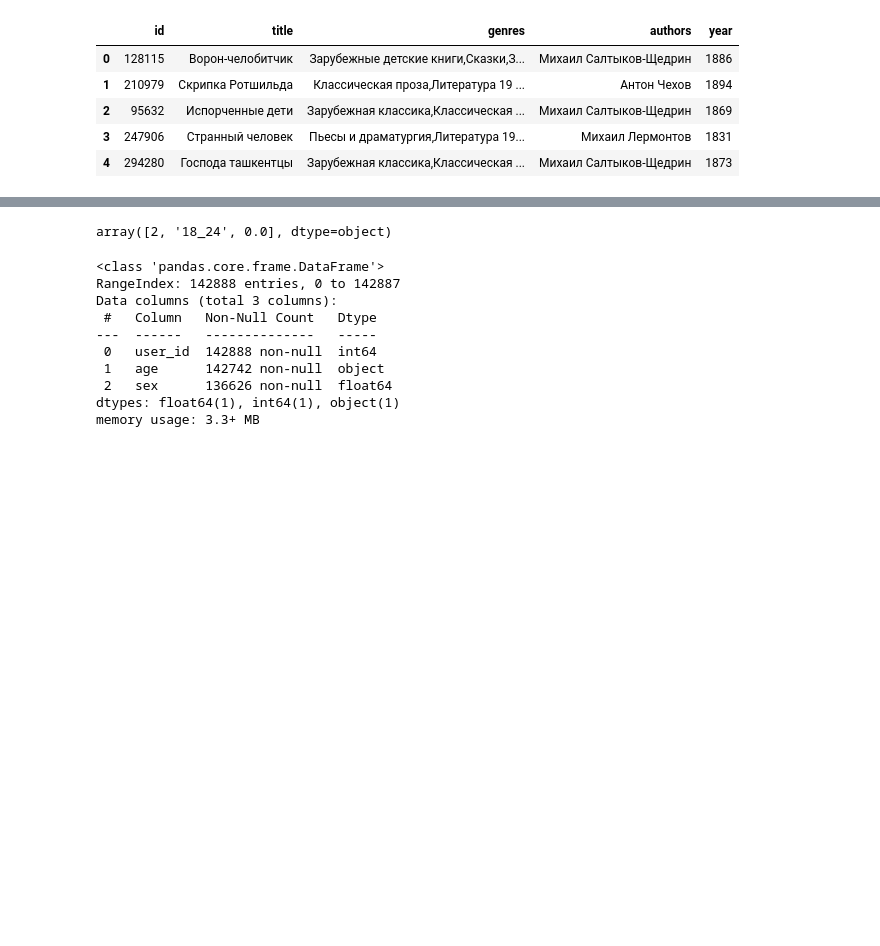
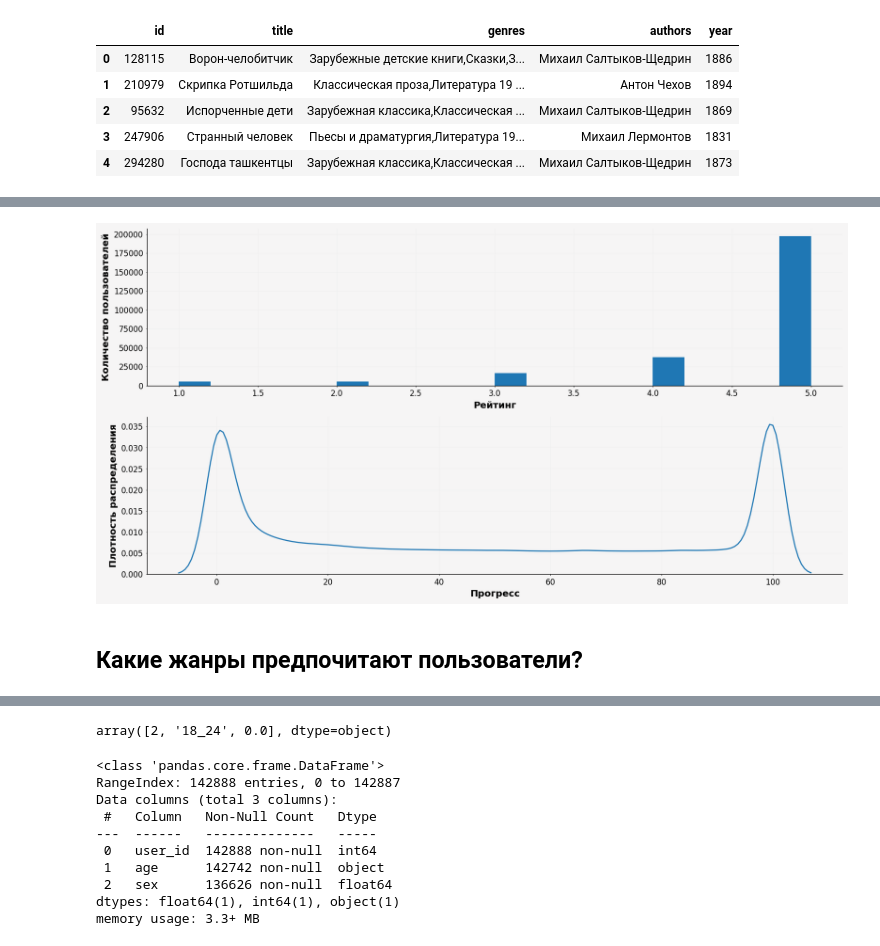
Before and after one commit to torchme/mfdp, a Jupyter notebook: research/Untitled.ipynb, the cells around one changed output, grey strips where cells are left out. Cells and saved outputs as stored; diff of their text form; code cells hidden in the pictures; blank space fills up the shorter version.

```diff
--- a/research/Untitled.ipynb
+++ b/research/Untitled.ipynb
@@ -43,0 +191,49 @@ df.head()
+# %%
+import seaborn as sns
+
+# Создание графика
+fig = plt.figure(figsize=(16, 8), facecolor="#f6f5f5")
+gs = fig.add_gridspec(2, 1)
+gs.update(wspace=0.4, hspace=0.2)
+
+background_color = "#f6f5f5"
+
+# Объединение датафреймов
+df_merged = pd.merge(df, df_users, on="user_id")
+
+# Построение гистограмм
+ax0 = fig.add_subplot(gs[0, 0])
+ax0_sns = sns.histplot(
+    ax=ax0,
+    data=df_merged,
+    x="rating",
+    linewidth=0,
+    alpha=1,
+    zorder=2,
+)
+
+ax0_sns.set_xlabel("Рейтинг", fontsize=12, fontweight="bold")
+ax0_sns.set_ylabel("Количество пользователей", fontsize=12, fontweight="bold")
+ax0_sns.tick_params(labelsize=10, width=0.5, length=1.5)
+ax0_sns.grid(which="major", axis="x", zorder=0, color="#EEEEEE", linewidth=0.4)
+ax0_sns.grid(which="major", axis="y", zorder=0, color="#EEEEEE", linewidth=0.4)
+
+ax1 = fig.add_subplot(gs[1, 0])
+ax1_sns = sns.kdeplot(
+    ax=ax1, data=df_merged, x="progress", alpha=1,
+)
+ax1_sns.set_xlabel("Прогресс", fontsize=12, fontweight="bold")
+ax1_sns.set_ylabel("Плотность распределения", fontsize=12, fontweight="bold")
+ax1_sns.tick_params(labelsize=10, width=0.5, length=1.5)
+ax1_sns.grid(which="major", axis="x", zorder=0, color="#EEEEEE", linewidth=0.4)
+ax1_sns.grid(which="major", axis="y", zorder=0, color="#EEEEEE", linewidth=0.4)
+
+for s in ["right", "top"]:
+    ax0.spines[s].set_visible(False)
+    ax1.spines[s].set_visible(False)
+ax0.set_facecolor(background_color)
+ax1.set_facecolor(background_color)
+# %% [output]
+[figure, added]
+# %% [markdown]
+## Какие жанры предпочитают пользователи?
```
Also changed, not shown: parts of 13 cells of this notebook, 1 other file.
